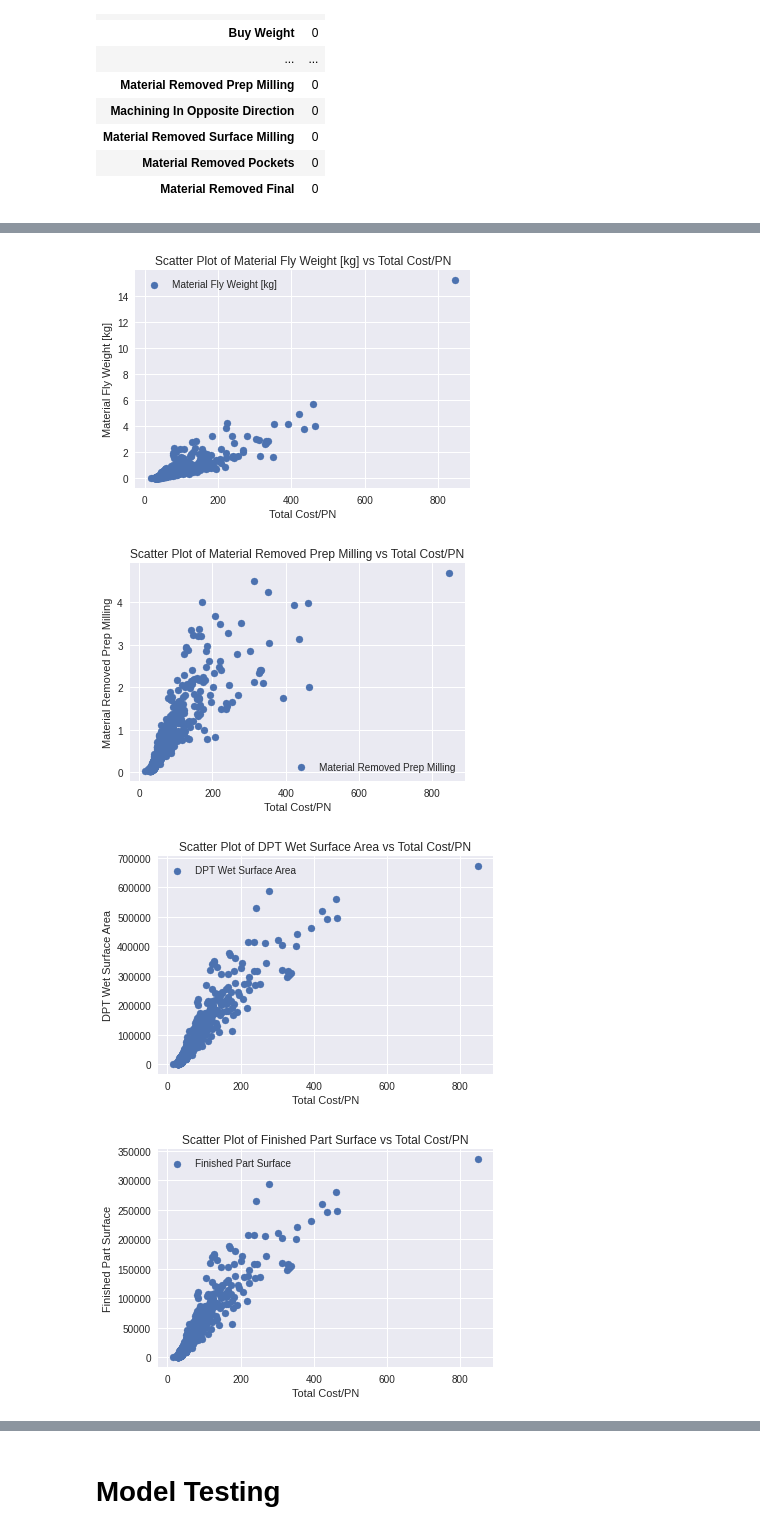
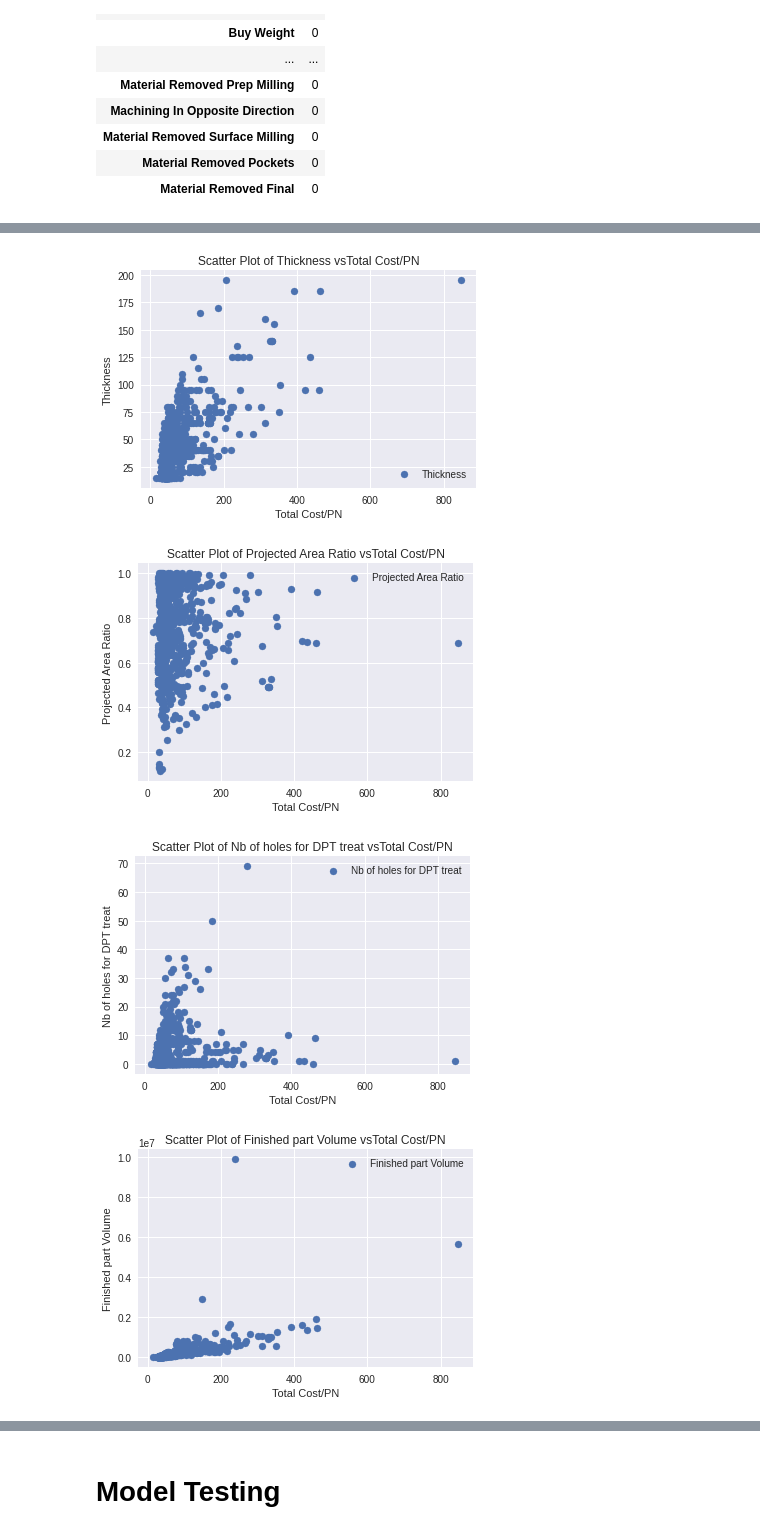
Before and after one commit to sam505/Machine_Learning, a Jupyter notebook: Predictive_Analysis.ipynb, the cells around one changed output, grey strips where cells are left out. Cells and saved outputs as stored; diff of their text form; code cells hidden in the pictures.

```diff
--- a/Predictive_Analysis.ipynb
+++ b/Predictive_Analysis.ipynb
@@ -193,0 +257,7 @@ df_ref.corr()
+# %%
+df_ref = df_ref.select_dtypes(include=np.number)
+X=df_ref.drop(drop_columns + ["Total Labor Cost/PN", "Projected Perimeter"], axis=1)
+vif = pd.DataFrame()
+vif["features"] = X.columns
+vif["vif_Factor"] = [variance_inflation_factor(X.values, i) for i in range(X.shape[1])]
+vif
@@ -193,0 +278,7 @@ df_ref.corr()
+# %%
+df_ref = df_ref.select_dtypes(include=np.number)
+X=df_ref.drop(drop_columns + ["Total Labor Cost/PN", "Projected Perimeter", "Total Material Cost/PN", "Material density", "Material Removed Prep Milling"], axis=1)
+vif = pd.DataFrame()
+vif["features"] = X.columns
+vif["vif_Factor"] = [variance_inflation_factor(X.values, i) for i in range(X.shape[1])]
+vif
@@ -193,0 +296,7 @@ df_ref.corr()
+# %%
+df_ref = df_ref.select_dtypes(include=np.number)
+X=df_ref.drop(drop_columns + ["Total Labor Cost/PN", "Max Diagonal Part", "Projected Perimeter", "Total Material Cost/PN", "Material density", "Material Removed Prep Milling"], axis=1)
+vif = pd.DataFrame()
+vif["features"] = X.columns
+vif["vif_Factor"] = [variance_inflation_factor(X.values, i) for i in range(X.shape[1])]
+vif
@@ -194,14 +313,15 @@ df_ref.corr()
 # %%
 # Define the list of predictors based on their correlation values with the dependent variable (Total Cost/PN)
-predictors = ["Buy Weight", "Material Fly Weight [kg]", "Material Removed Prep Milling", "DPT Wet Surface Area", "Finished Part Surface", "Bounding Box Volume", "Material Removed Prep Milling", "Material Removed Surface Milling", "Material Removed Final"]
+predictors = vif.features
+target = "Total Cost/PN"
 X = df_ref[predictors].values # Train Features
-y = df_ref['Total Cost/PN'].values # Train Labels
+y = df_ref[target].values # Train Labels
 # %%
 for predictor in predictors:
-  plt.scatter(df_ref["Total Cost/PN"], df_ref[predictor], label=predictor)
-  plt.xlabel("Total Cost/PN")
+  plt.scatter(df_ref[target], df_ref[predictor], label=predictor)
+  plt.xlabel(target)
   plt.ylabel(predictor)
-  plt.title(f"Scatter Plot of {predictor} vs Total Cost/PN")
+  plt.title(f"Scatter Plot of {predictor} vs{target}")
   plt.legend()
   plt.show()
 # %% [output]
@@ -209,4 +329,4 @@ for predictor in predictors:
-[figure, old version]
+[figure, new version]
-[figure, old version]
+[figure, new version]
-[figure, old version]
+[figure, new version]
-[figure, old version]
+[figure, new version]
```
Also changed, not shown: parts of 17 cells of this notebook.
